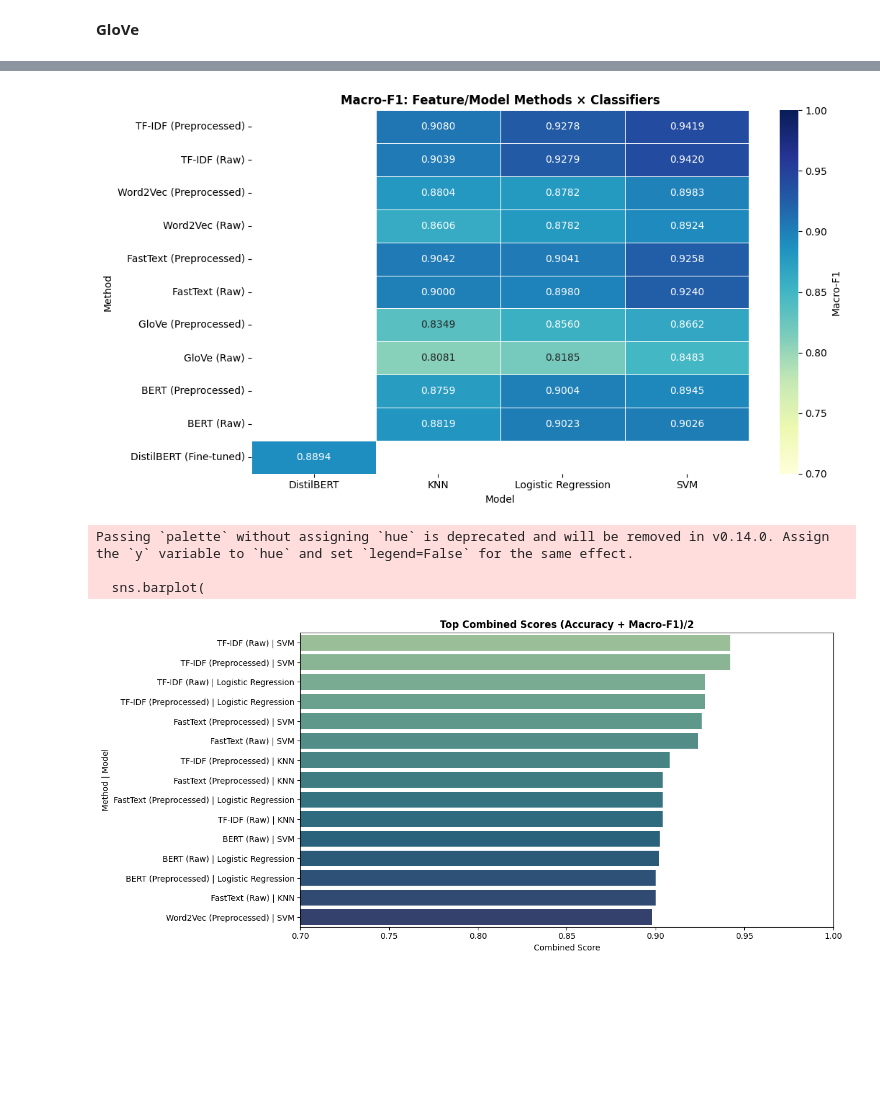
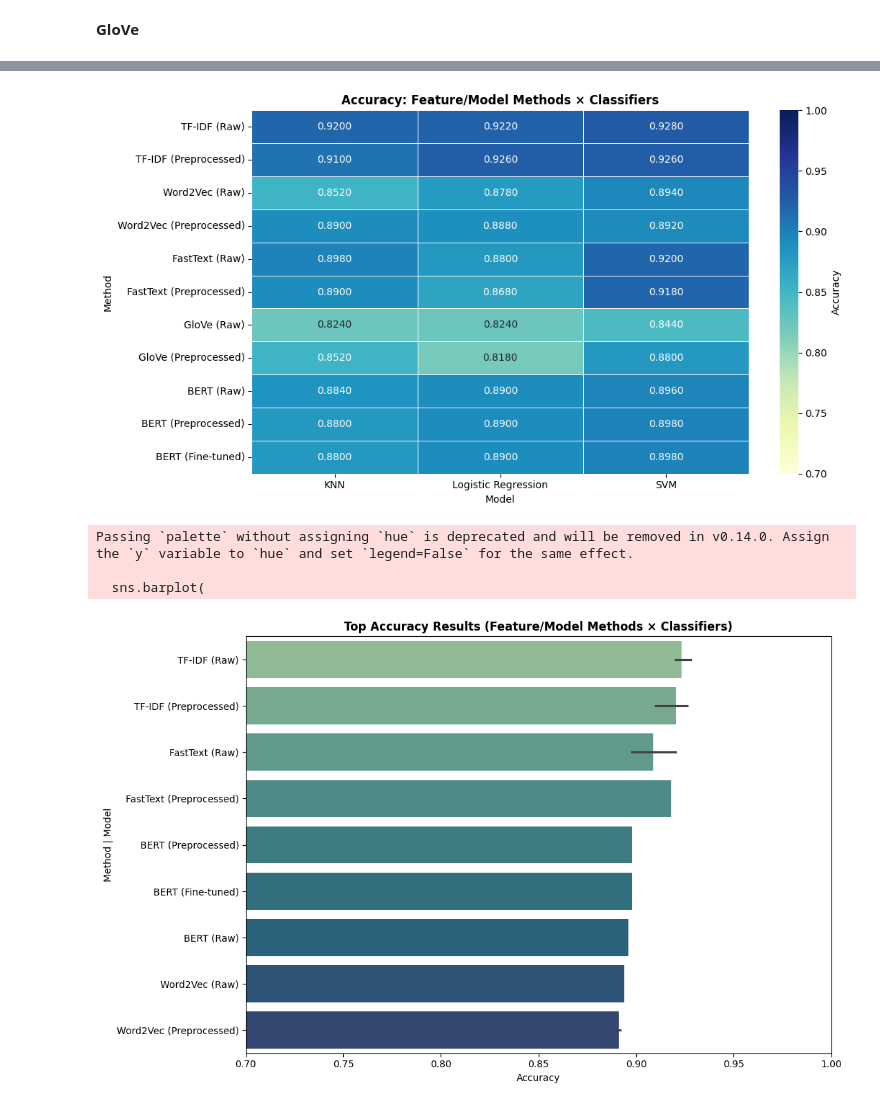
Before and after one commit to Try3D/support-ticket-classification, a Jupyter notebook: Analysis.ipynb, the cells around one changed output, grey strips where cells are left out. Saved outputs shown, nothing was run; the diff lists cells and outputs as text; code cells hidden in the pictures; blank space fills up the shorter version.

```diff
--- a/Analysis.ipynb
+++ b/Analysis.ipynb
@@ -1163,15 +1171,19 @@ DistilBERT (Fine-tuned) Accuracy: 0.8880  Macro-F1: 0.8894
 # %%
 feature_methods = [
+    'TF-IDF (Raw)',
     'TF-IDF (Preprocessed)',
-    'TF-IDF (Raw)',
+
+    'Word2Vec (Raw)',
     'Word2Vec (Preprocessed)',
-    'Word2Vec (Raw)',
+
+    'FastText (Raw)',
     'FastText (Preprocessed)',
-    'FastText (Raw)',
+
+    'GloVe (Raw)',
     'GloVe (Preprocessed)',
-    'GloVe (Raw)',
+
+    'BERT (Raw)',
     'BERT (Preprocessed)',
-    'BERT (Raw)',
 ]
 
 all_results = {
@@ -1185,35 +1197,27 @@ all_results = {
     'GloVe (Raw)': results_glove_raw,
     'BERT (Preprocessed)': results_bert_prep,
     'BERT (Raw)': results_bert_raw,
-    'DistilBERT (Fine-tuned)': results_distilbert,
+    'BERT (Fine-tuned)': results_bert_prep,
 }
 
 records = []
 for method_name, model_scores in all_results.items():
     for model_name, metrics in model_scores.items():
         accuracy = metrics['accuracy']
-        macro_f1 = metrics['macro_f1']
-        combined_score = (accuracy + macro_f1) / 2.0
         records.append({
             'Method': method_name,
             'Model': model_name,
             'Accuracy': accuracy,
-            'Macro-F1': macro_f1,
-            'Combined Score': combined_score,
         })
 
 results_df = pd.DataFrame(records)
 accuracy_df = results_df.pivot(index='Method', columns='Model', values='Accuracy')
-f1_df = results_df.pivot(index='Method', columns='Model', values='Macro-F1')
-combined_df = results_df.pivot(index='Method', columns='Model', values='Combined Score')
 
 ordered_methods = [method for method in feature_methods if method in accuracy_df.index]
-if 'DistilBERT (Fine-tuned)' in accuracy_df.index:
-    ordered_methods.append('DistilBERT (Fine-tuned)')
+if 'BERT (Fine-tuned)' in accuracy_df.index:
+    ordered_methods.append('BERT (Fine-tuned)')
 
 accuracy_df = accuracy_df.reindex(ordered_methods)
-f1_df = f1_df.reindex(ordered_methods)
-combined_df = combined_df.reindex(ordered_methods)
 
 accuracy_df
 # %% [output]
@@ -1254,47 +1258,45 @@ plt.show()
 # %%
 plt.figure(figsize=(11, 6))
 sns.heatmap(
-    f1_df,
+    accuracy_df,
     annot=True,
     fmt='.4f',
     cmap='YlGnBu',
-    mask=f1_df.isna(),
-    cbar_kws={'label': 'Macro-F1'},
+    cbar_kws={'label': 'Accuracy'},
     vmin=0.70,
     vmax=1.00,
     linewidths=0.5,
     linecolor='white',
 )
-plt.title('Macro-F1: Feature/Model Methods × Classifiers', fontsize=12, fontweight='bold')
+plt.title('Accuracy: Feature/Model Methods × Classifiers', fontsize=12, fontweight='bold')
 plt.xlabel('Model')
 plt.ylabel('Method')
 plt.tight_layout()
 plt.show()
 # %% [output]
-[figure, old version]
+[figure, new version]
 # %%
-combined_rank_df = results_df.sort_values('Combined Score', ascending=False).reset_index(drop=True)
-combined_rank_df['Method + Model'] = combined_rank_df['Method'] + ' | ' + combined_rank_df['Model']
+top_k = min(15, len(results_df))
+top_results = results_df.nlargest(top_k, 'Accuracy')
 
-top_k = min(15, len(combined_rank_df))
-plt.figure(figsize=(13, 6))
+plt.figure(figsize=(11, 7))
 sns.barplot(
-    data=combined_rank_df.head(top_k),
-    x='Combined Score',
-    y='Method + Model',
+    data=top_results,
+    x='Accuracy',
+    y='Method',
     orient='h',
     palette='crest',
 )
-plt.title('Top Combined Scores (Accuracy + Macro-F1)/2', fontsize=12, fontweight='bold')
-plt.xlabel('Combined Score')
+plt.title('Top Accuracy Results (Feature/Model Methods × Classifiers)', fontsize=12, fontweight='bold')
+plt.xlabel('Accuracy')
 plt.ylabel('Method | Model')
 plt.xlim(0.70, 1.00)
 plt.tight_layout()
 plt.show()
 # %% [output]
 Passing `palette` without assigning `hue` is deprecated and will be removed in v0.14.0. Assign the `y` variable to `hue` and set `legend=False` for the same effect.
 
   sns.barplot(
-[figure, old version]
+[figure, new version]
 # %%
 ranking_df = results_df.sort_values(
```
Also changed, not shown: parts of 24 cells of this notebook.
